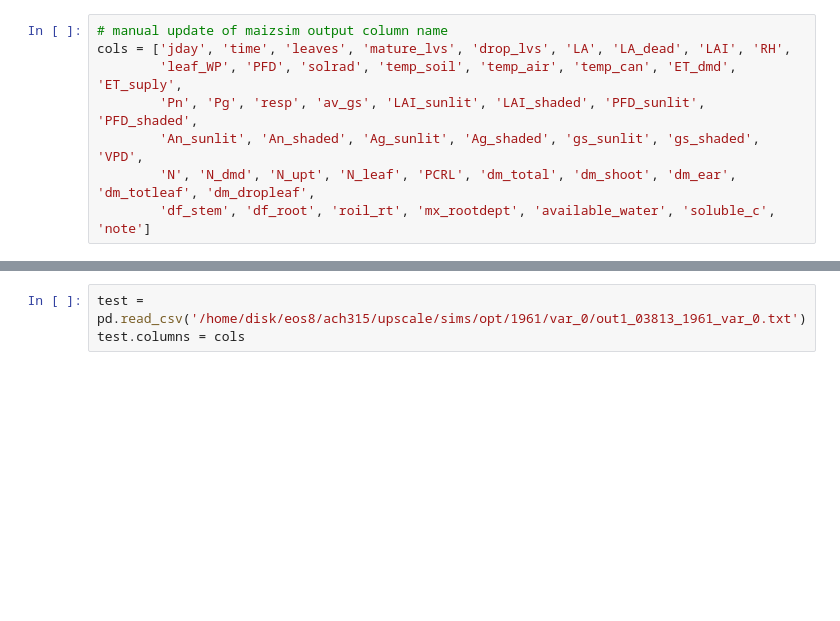
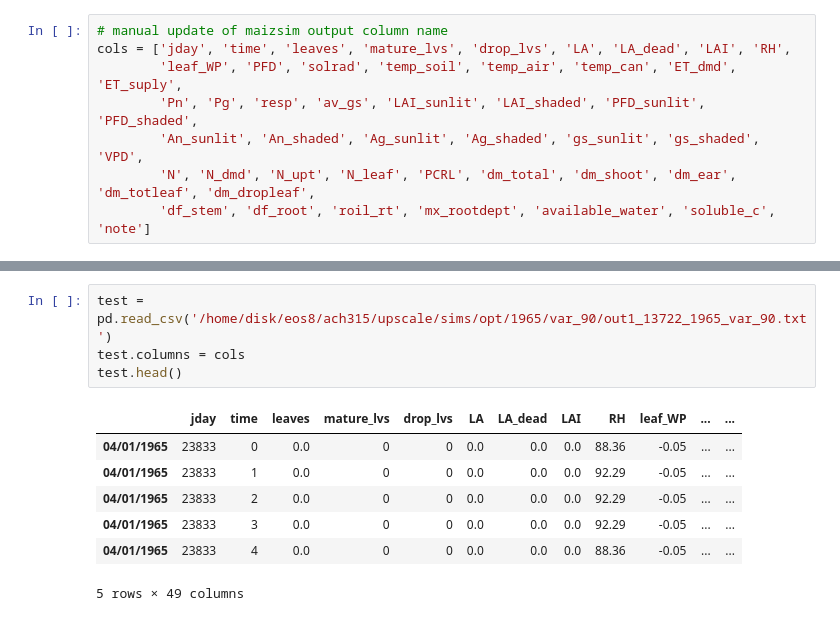
Before and after one commit to jennhsiao/upscale, a Jupyter notebook: notebooks/sim_opt100.ipynb, the cells around one changed output, grey strips where cells are left out. Saved outputs shown, nothing was run; the diff lists cells and outputs as text; blank space fills up the shorter version.

```diff
--- a/notebooks/sim_opt100.ipynb
+++ b/notebooks/sim_opt100.ipynb
@@ -119,3 +149,12 @@ cols = ['jday', 'time', 'leaves', 'mature_lvs', 'drop_lvs', 'LA', 'LA_dead', 'LA
 # %%
-test = pd.read_csv('/home/disk/eos8/ach315/upscale/sims/opt/1961/var_0/out1_03813_1961_var_0.txt')
+test = pd.read_csv('/home/disk/eos8/ach315/upscale/sims/opt/1965/var_90/out1_13722_1965_var_90.txt')
 test.columns = cols
+test.head()
+# %% [output]
+|  | jday | time | leaves | mature_lvs | drop_lvs | LA | LA_dead | LAI | RH | leaf_WP | ... | ... |
+| 04/01/1965 | 23833 | 0 | 0.0 | 0 | 0 | 0.0 | 0.0 | 0.0 | 88.36 | -0.05 | ... | ... |
+| 04/01/1965 | 23833 | 1 | 0.0 | 0 | 0 | 0.0 | 0.0 | 0.0 | 92.29 | -0.05 | ... | ... |
+| 04/01/1965 | 23833 | 2 | 0.0 | 0 | 0 | 0.0 | 0.0 | 0.0 | 92.29 | -0.05 | ... | ... |
+| 04/01/1965 | 23833 | 3 | 0.0 | 0 | 0 | 0.0 | 0.0 | 0.0 | 92.29 | -0.05 | ... | ... |
+| 04/01/1965 | 23833 | 4 | 0.0 | 0 | 0 | 0.0 | 0.0 | 0.0 | 88.36 | -0.05 | ... | ... |
+5 rows × 49 columns
```
Also changed, not shown: parts of 19 cells of this notebook, 1 other file.
